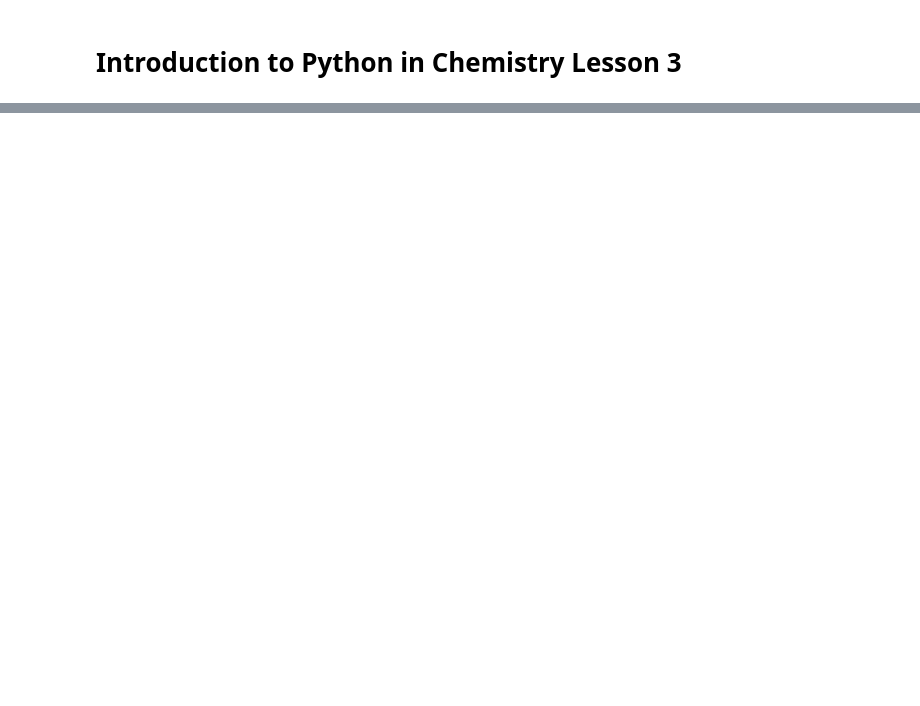
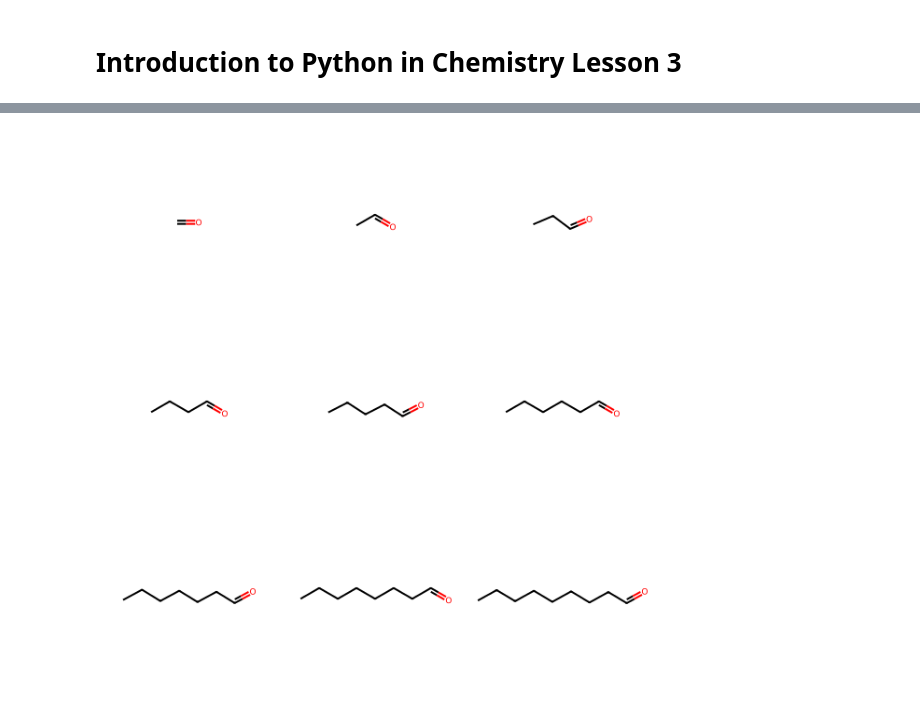
Before and after one commit to jogrundy/Wellington, a Jupyter notebook: Lesson_3_teachers.ipynb, the cells around one changed output, grey strips where cells are left out. Saved outputs shown, nothing was run; the diff lists cells and outputs as text; code cells hidden in the pictures; blank space fills up the shorter version.

```diff
--- a/Lesson_3_teachers.ipynb
+++ b/Lesson_3_teachers.ipynb
@@ -180,0 +303,13 @@ Could be:
+# %%
+# aldehydes
+n=9
+mols = []
+smile = 'C=O' # methanal
+for i in range(n):
+    mol = Chem.MolFromSmiles(smile) # Q2
+    smile = 'C' + smile# Q1
+    mols.append(mol)
+
+Draw.MolsToGridImage(mols)
+# %% [output]
+[figure, added]
```
Also changed, not shown: parts of 98 cells of this notebook.
